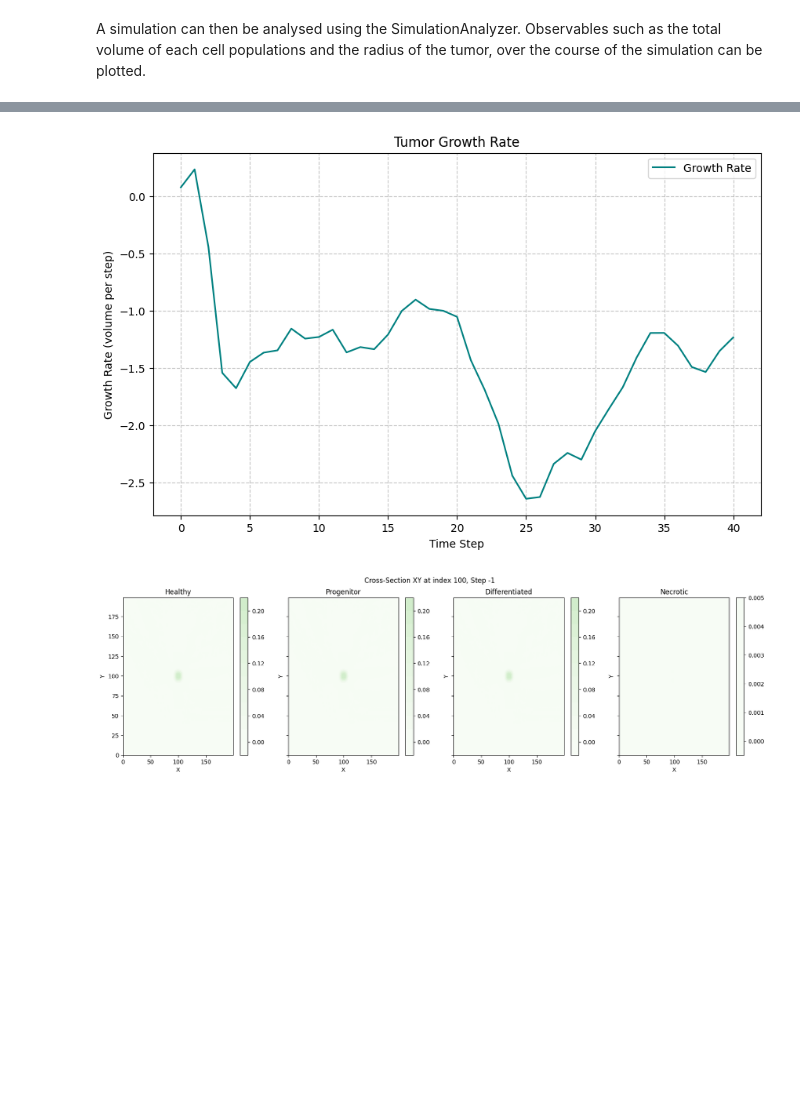
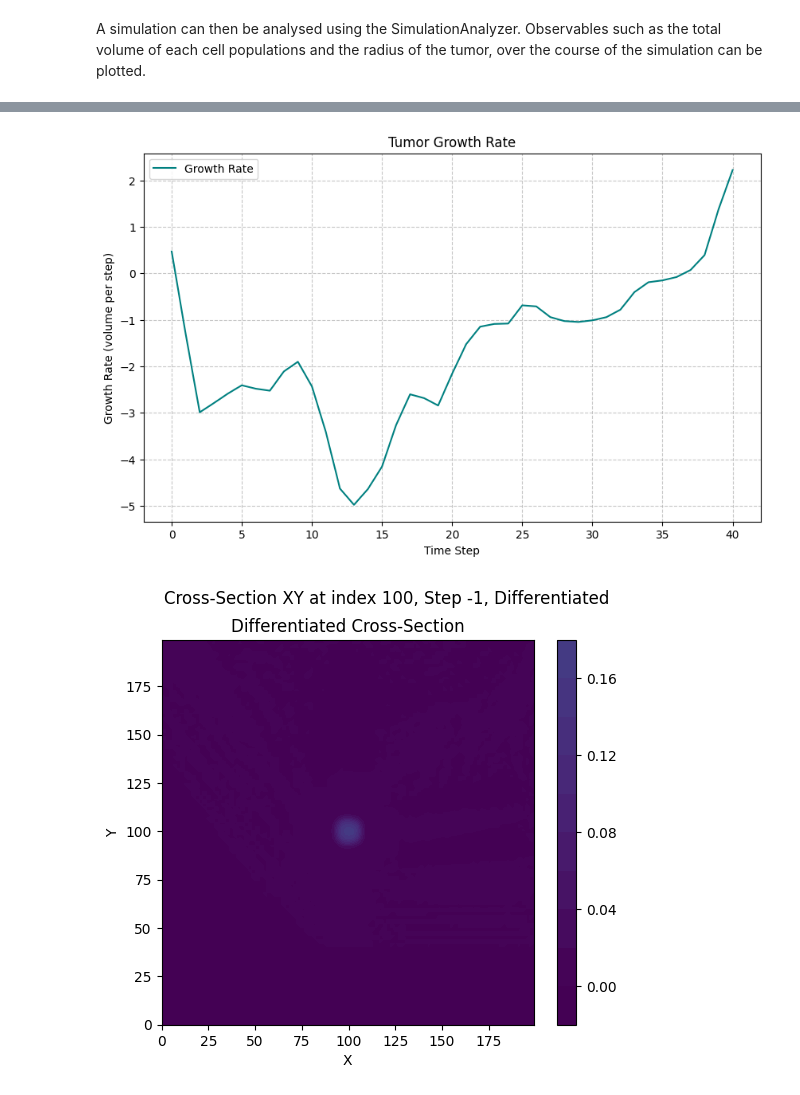
Before and after one commit to rmcnamara101/SCIE3212, a Jupyter notebook: src/notebooks/model_exploration.ipynb, the cells around one changed output, grey strips where cells are left out. Drawn from its saved outputs; the diff is of its cells as text; code cells hidden in the pictures; blank space fills up the shorter version.

```diff
--- a/src/notebooks/model_exploration.ipynb
+++ b/src/notebooks/model_exploration.ipynb
@@ -9,13 +9,9 @@ To use the organoid growth simulation a simulation can be run and saved in the f
 # %%
 from src.models.tumor_growth import TumorGrowthModel
-from analysis.simulation_analysis import SimulationAnalyzer
+from analysis.simulation_analysis import SimulationAnalyzer, compute_total_volumes
 
 #model = TumorGrowthModel(grid_size = (100, 100, 100), dx = 0.025, dt = 0.001)
 #model.run_and_save_simulation(steps = 200, filename = "28/2/2025")
+analyzer = SimulationAnalyzer('/Users/rileymcnamara/CODE/2025/SCIE3212/data/2-3-25_sim_data.npz')
 # %% [markdown]
 A simulation can then be analysed using the SimulationAnalyzer. Observables such as the total volume of each cell populations and the radius of the tumor, over the course of the simulation can be plotted.
-# %%
-analyzer = SimulationAnalyzer('/Users/rileymcnamara/CODE/2025/SCIE3212/data/28-2-25_2_sim_data.npz')
-print(analyzer.get_simulation_metadata())
-
-analyzer.plot_volumes()
@@ -29,11 +32,11 @@ analyzer.plot_radius()
 # %%
 analyzer.plot_growth_rate() # plot final step
 # %% [output]
-[figure, old version]
+[figure, new version]
 # %%
-analyzer.plot_cross_section(-1)
+analyzer.plot_cross_section(-1, cell_type='differentiated')
 # %% [output]
-[figure, old version]
+[figure, new version]
 # %%
 analyzer.plot_3d_at_step(-1)
 # %% [output]
```
Also changed, not shown: parts of 5 cells of this notebook, 7 other files.
